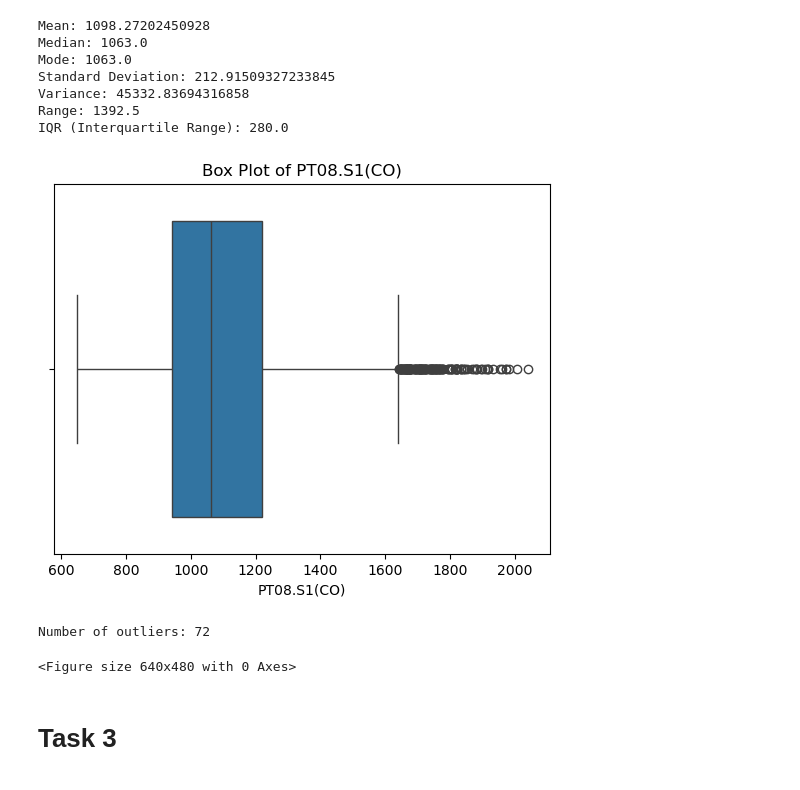
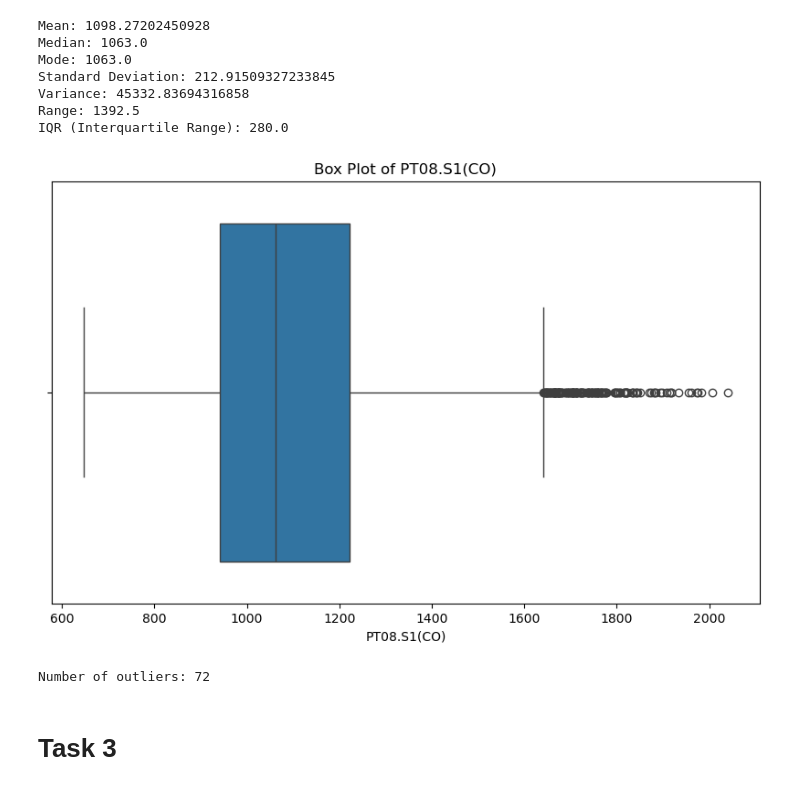
Before and after one commit to UdayKiran112/Data-Mining-Assg1, a Jupyter notebook: Assg1.ipynb, the cells around one changed output. Saved outputs shown, nothing was run; the diff lists cells and outputs as text; code cells hidden in the pictures.

```diff
--- a/Assg1.ipynb
+++ b/Assg1.ipynb
@@ -176,22 +176,29 @@ IQR (Interquartile Range): 280.0
 # %%
 import seaborn as sns
 import matplotlib.pyplot as plt
+from scipy import stats
+
+# Attribute to analyze
+attribute = 'PT08.S1(CO)'
 
 # Box plot to identify outliers
+plt.figure(figsize=(10, 6))  # Optional: Set figure size for better visibility
 sns.boxplot(x=df[attribute])
 plt.title('Box Plot of ' + attribute)
+
+# Save the plot as an image file (e.g., PNG)
+plt.savefig('boxplot_' + attribute + '.png', format='png', dpi=300)
+
+# Show the plot
 plt.show()
-plt.savefig('boxplot.png')
 
 # Z-score to identify outliers
-from scipy import stats
 z_scores = stats.zscore(df[attribute].dropna())
 outliers = df[attribute][abs(z_scores) > 3]
 print("Number of outliers:", outliers.shape[0])
 # %% [output]
-[figure, old version]
+[figure, new version]
 Number of outliers: 72
-<Figure size 640x480 with 0 Axes>
 # %% [markdown]
 # Task 3
 # %%
```
Also changed, not shown: 2 other files.
